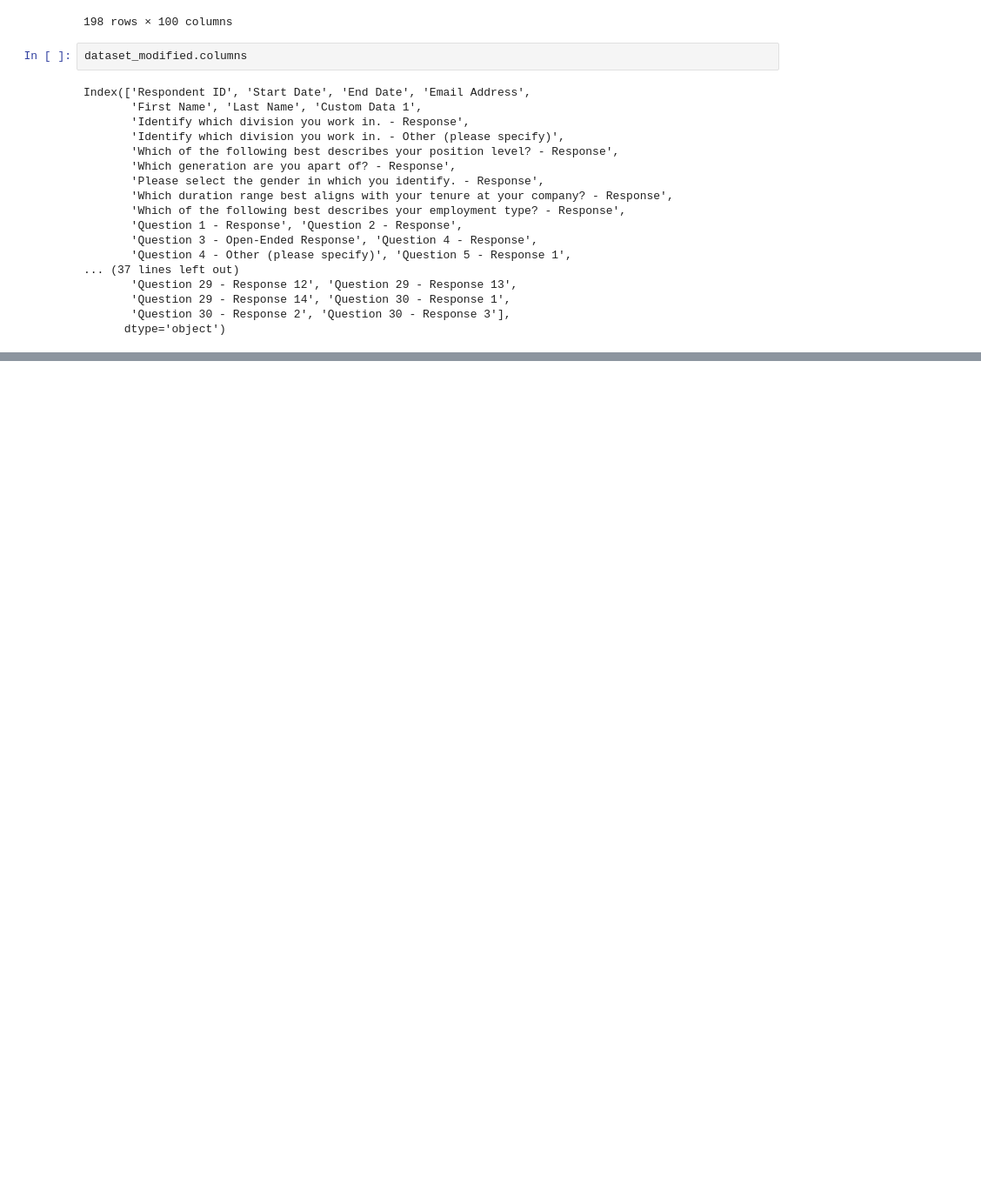
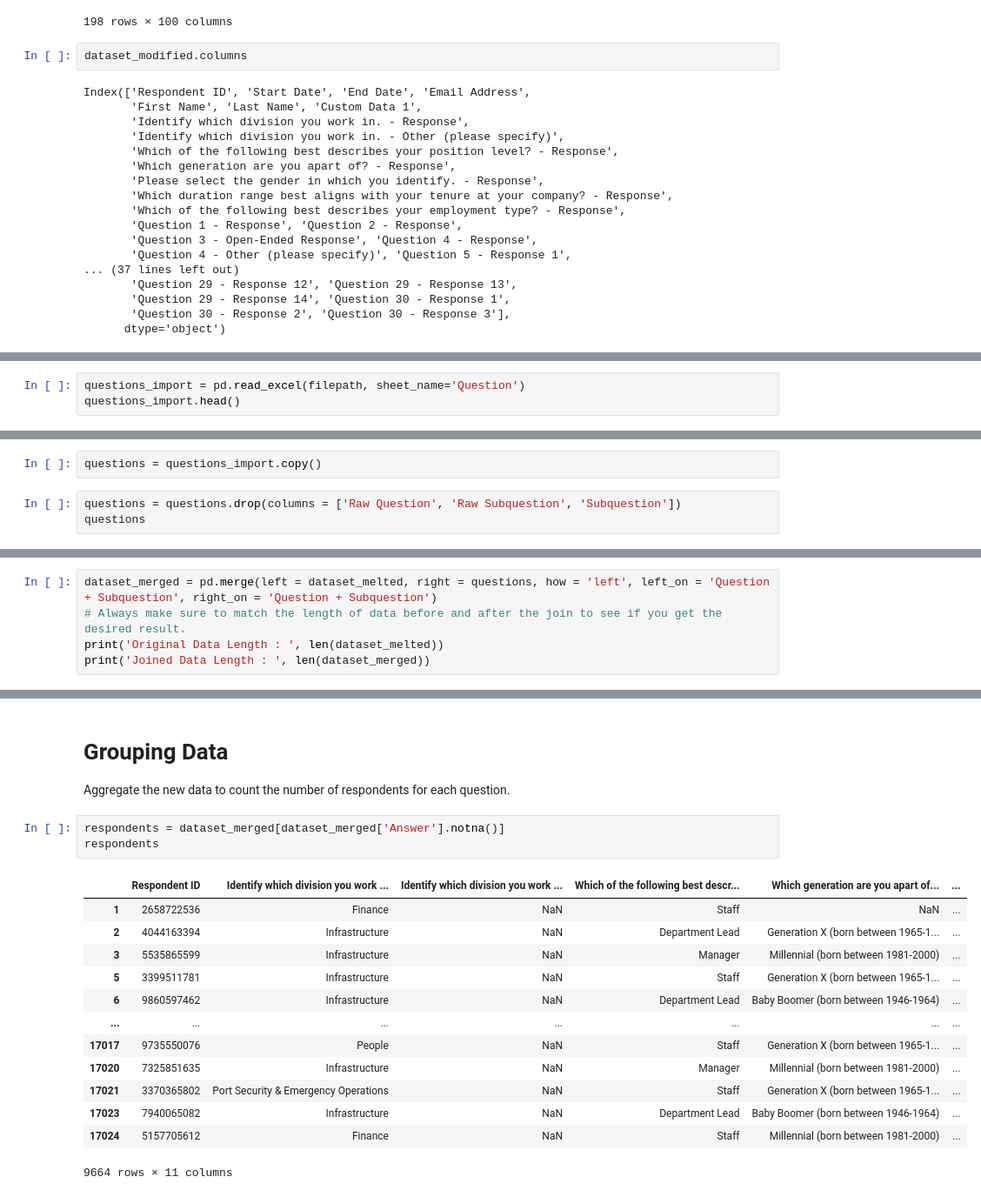
Before and after one commit to hemantrattey/MiniProjects, a Jupyter notebook: SurveyMonkey/Script 1 - Data_Manipulation.ipynb, the cells around one changed output, grey strips where cells are left out. Shown: that part at 87% size. Cells and saved outputs as stored; diff of their text form; blank space fills up the shorter version.

```diff
--- a/SurveyMonkey/Script 1 - Data_Manipulation.ipynb
+++ b/SurveyMonkey/Script 1 - Data_Manipulation.ipynb
@@ -67,0 +164,3 @@ Index(['Respondent ID', 'Start Date', 'End Date', 'Email Address',
+# %%
+questions_import = pd.read_excel(filepath, sheet_name='Question')
+questions_import.head()
@@ -67,0 +174,5 @@ Index(['Respondent ID', 'Start Date', 'End Date', 'Email Address',
+# %%
+questions = questions_import.copy()
+# %%
+questions = questions.drop(columns = ['Raw Question', 'Raw Subquestion', 'Subquestion'])
+questions
@@ -67,0 +211,5 @@ Index(['Respondent ID', 'Start Date', 'End Date', 'Email Address',
+# %%
+dataset_merged = pd.merge(left = dataset_melted, right = questions, how = 'left', left_on = 'Question + Subquestion', right_on = 'Question + Subquestion')
+# Always make sure to match the length of data before and after the join to see if you get the desired result.
+print('Original Data Length : ', len(dataset_melted))
+print('Joined Data Length : ', len(dataset_merged))
@@ -67,0 +228,21 @@ Index(['Respondent ID', 'Start Date', 'End Date', 'Email Address',
+# %% [markdown]
+# Grouping Data
+
+Aggregate the new data to count the number of respondents for each question.
+# %%
+respondents = dataset_merged[dataset_merged['Answer'].notna()]
+respondents
+# %% [output]
+|  | Respondent ID | Identify which division you work ... | Identify which division you work ... | Which of the following best descr... | Which generation are you apart of... | ... |
+| 1 | 2658722536 | Finance | NaN | Staff | NaN | ... |
+| 2 | 4044163394 | Infrastructure | NaN | Department Lead | Generation X (born between 1965-1... | ... |
+| 3 | 5535865599 | Infrastructure | NaN | Manager | Millennial (born between 1981-2000) | ... |
+| 5 | 3399511781 | Infrastructure | NaN | Staff | Generation X (born between 1965-1... | ... |
+| 6 | 9860597462 | Infrastructure | NaN | Department Lead | Baby Boomer (born between 1946-1964) | ... |
+| ... | ... | ... | ... | ... | ... | ... |
+| 17017 | 9735550076 | People | NaN | Staff | Generation X (born between 1965-1... | ... |
+| 17020 | 7325851635 | Infrastructure | NaN | Manager | Millennial (born between 1981-2000) | ... |
+| 17021 | 3370365802 | Port Security & Emergency Operations | NaN | Staff | Generation X (born between 1965-1... | ... |
+| 17023 | 7940065082 | Infrastructure | NaN | Department Lead | Baby Boomer (born between 1946-1964) | ... |
+| 17024 | 5157705612 | Finance | NaN | Staff | Millennial (born between 1981-2000) | ... |
+9664 rows × 11 columns
```
Also changed, not shown: parts of 29 cells of this notebook, 3 other files.
